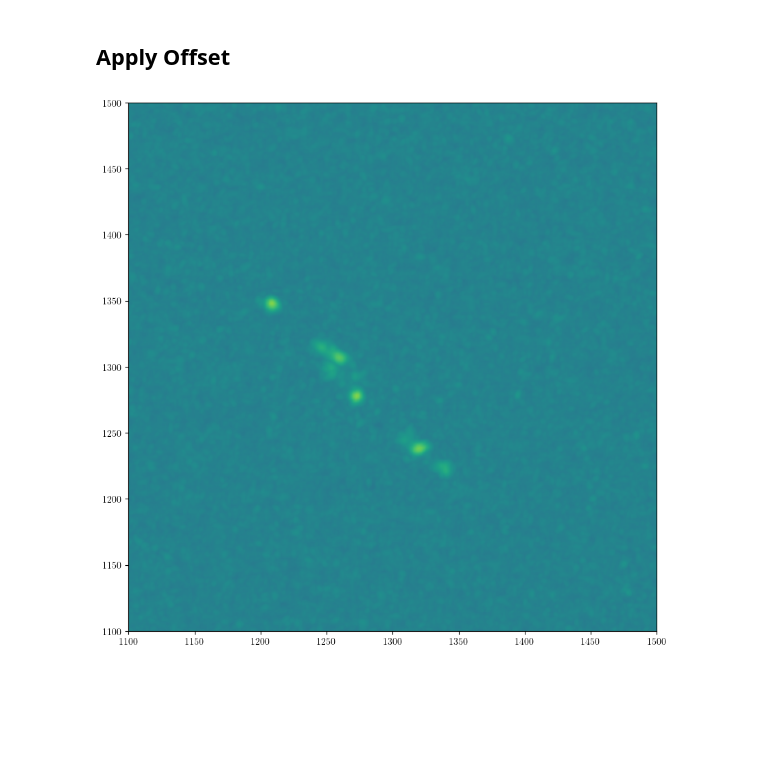
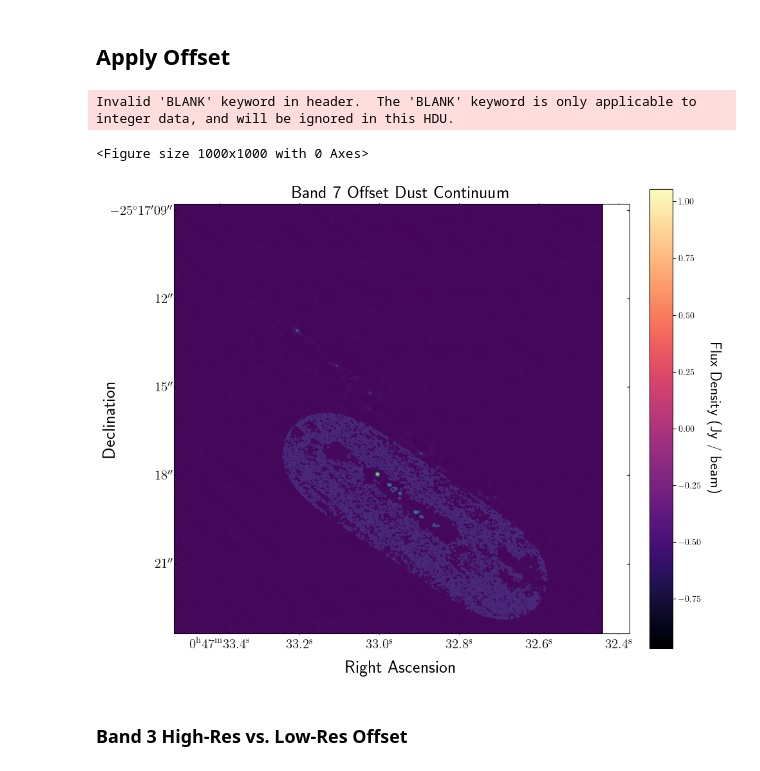
Before and after one commit to megan-elw2/Image_Shift, a Jupyter notebook: NGC253_Image_Shift.ipynb, the cells around one changed output. Saved outputs shown, nothing was run; the diff lists cells and outputs as text; code cells hidden in the pictures; blank space fills up the shorter version.

```diff
--- a/NGC253_Image_Shift.ipynb
+++ b/NGC253_Image_Shift.ipynb
@@ -264,13 +364,44 @@ pyfits.writeto('ngc253_cont_hires_circbeam.fits', shifted_image.real,head,overwr
-# %%
-#Overplot images to check alignment
-
-radio1 = pylab.squeeze(pyfits.getdata('NGC253_H40a_2016.1.00481.S.fits.moment.maximum'))
-radio2 = pylab.squeeze(pyfits.getdata('ngc253_cont_hires_circbeam.fits'))
-pylab.figure(1,figsize=(10,10))
-pylab.imshow(radio1)
-pylab.contour(radio2)
-pylab.xlim(1100,1500)
-pylab.ylim(1100, 1500)
-pylab.show()
-# %% [output]
-[figure, removed]
+# %%
+#Overplot images to check alignment
+
+radio1 = pylab.squeeze(pyfits.getdata('NGC253_Band7_continuum_highres_fromH27alphadatasetfake_cube.fits'))
+radio2 = pylab.squeeze(pyfits.getdata('ngc253_Band7_dustfake_cube.fits'))
+pylab.figure(1,figsize=(10,10))
+
+
+data_min = np.nanpercentile(moment07h.hdu.data, 1)
+data_max = np.nanpercentile(moment07h.hdu.data, 99)
+
+fig2 = plt.figure(2,figsize=(10,20))
+
+ax2 = plt.subplot(projection=moment07h.wcs)
+im2 = ax2.imshow(moment07h.hdu.data,cmap='magma',origin='lower',vmin=data_min,vmax=data_max)
+
+ax2.set_title(r'Band 7 Offset Dust Continuum', fontsize=20)
+
+RA = ax2.coords[0]
+Dec = ax2.coords[1]
+RA.set_ticks(size=1)
+Dec.set_ticks(size=-3)
+
+plt.xlabel('Right Ascension',fontsize=20,labelpad=1)
+plt.ylabel('Declination',fontsize=20,labelpad=0)
+
+ax2.tick_params(axis = 'both', which = 'major', labelsize = 15)
+
+cb = fig2.colorbar(im2, ax=ax2, fraction=0.046,pad=0.04)
+cb.set_label(label='Flux Density (Jy / beam)',fontsize=17,rotation=270,labelpad=23)
+cb.ax.tick_params(which = 'major', labelsize = 10)
+#pylab.xlim(1500,2500)
+#pylab.ylim(1500, 2500)
+#pylab.show()
+
+pylab.imshow(radio1)
+pylab.contour(radio2)
+pylab.show()
+# %% [output]
+Invalid 'BLANK' keyword in header.  The 'BLANK' keyword is only applicable to integer data, and will be ignored in this HDU.
+<Figure size 1000x1000 with 0 Axes>
+[figure, added]
+# %% [markdown]
+### Band 3 High-Res vs. Low-Res Offset
```
Also changed, not shown: parts of 6 cells of this notebook.
